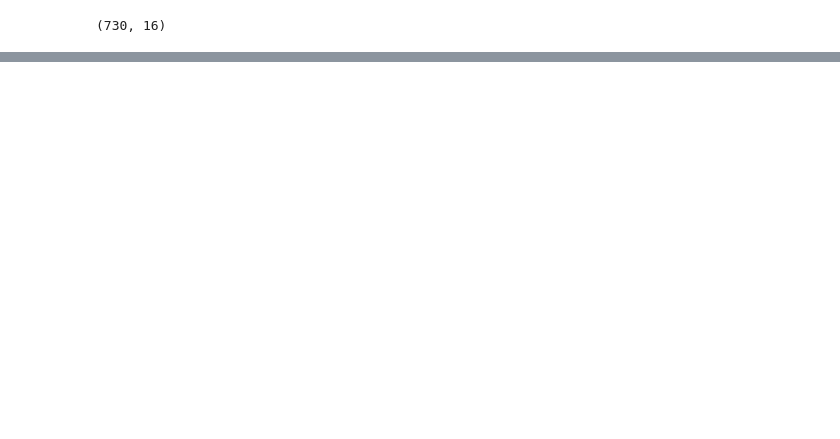
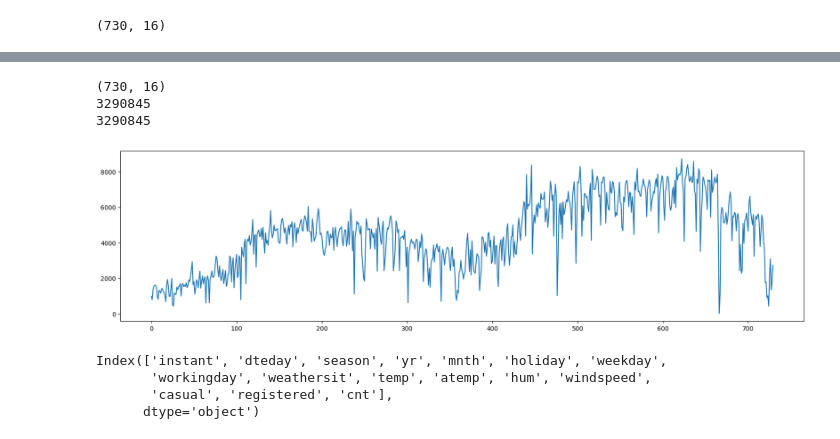
Before and after one commit to spidy95/BikeSharingAssignment, a Jupyter notebook: BikeSharingAssignment.ipynb, the cells around one changed output, grey strips where cells are left out. Cells and saved outputs as stored; diff of their text form; code cells hidden in the pictures; blank space fills up the shorter version.

```diff
--- a/BikeSharingAssignment.ipynb
+++ b/BikeSharingAssignment.ipynb
@@ -26,0 +82,21 @@ print(day.shape)
+# %%
+print(day[(day['casual']+day['registered']) == day['cnt']].shape)
+print((day['casual']+ day['registered']).sum())
+print((day['cnt']).sum())
+# %% [output]
+(730, 16)
+3290845
+3290845
+# %%
+plt.figure(figsize=(20,5))
+plt.plot(day['cnt'])
+plt.show()
+# %% [output]
+[figure, added]
+# %%
+day.columns
+# %% [output]
+Index(['instant', 'dteday', 'season', 'yr', 'mnth', 'holiday', 'weekday',
+       'workingday', 'weathersit', 'temp', 'atemp', 'hum', 'windspeed',
+       'casual', 'registered', 'cnt'],
+      dtype='object')
```
Also changed, not shown: parts of 6 cells of this notebook.
